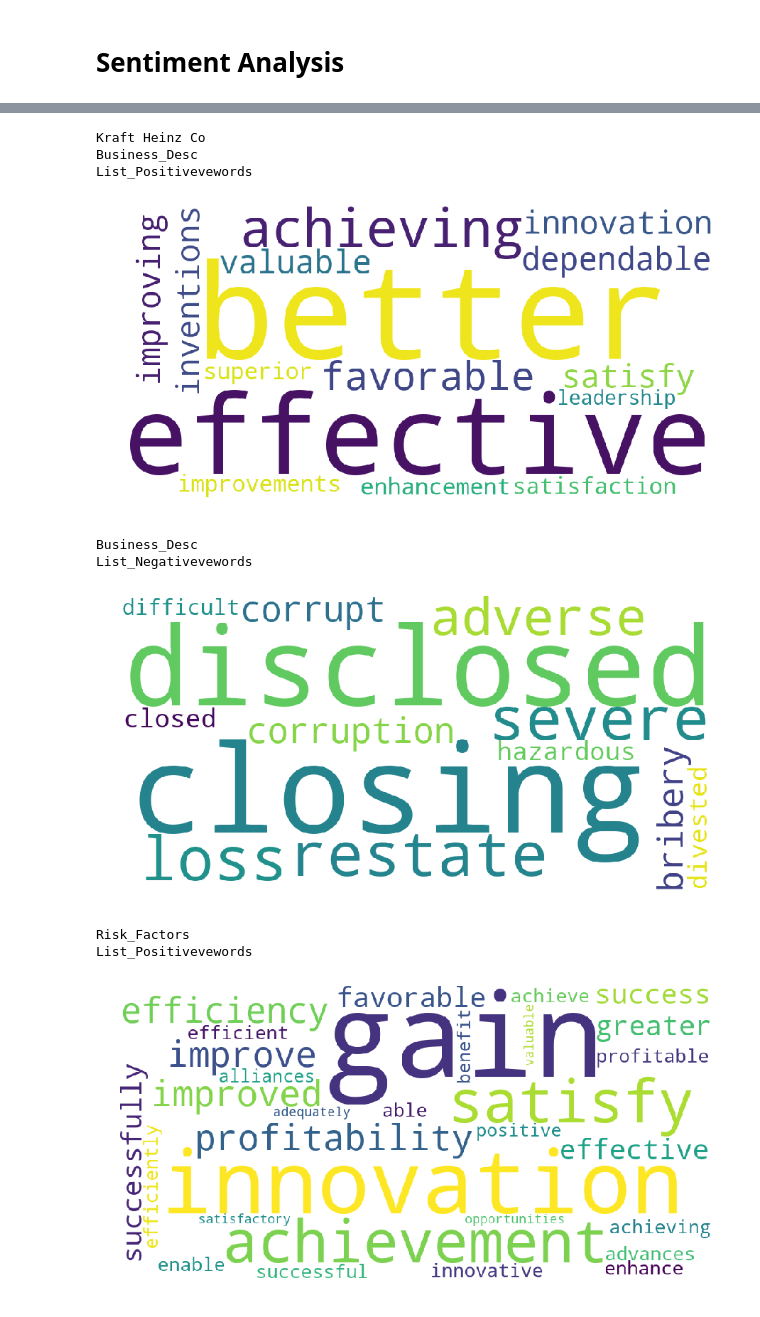
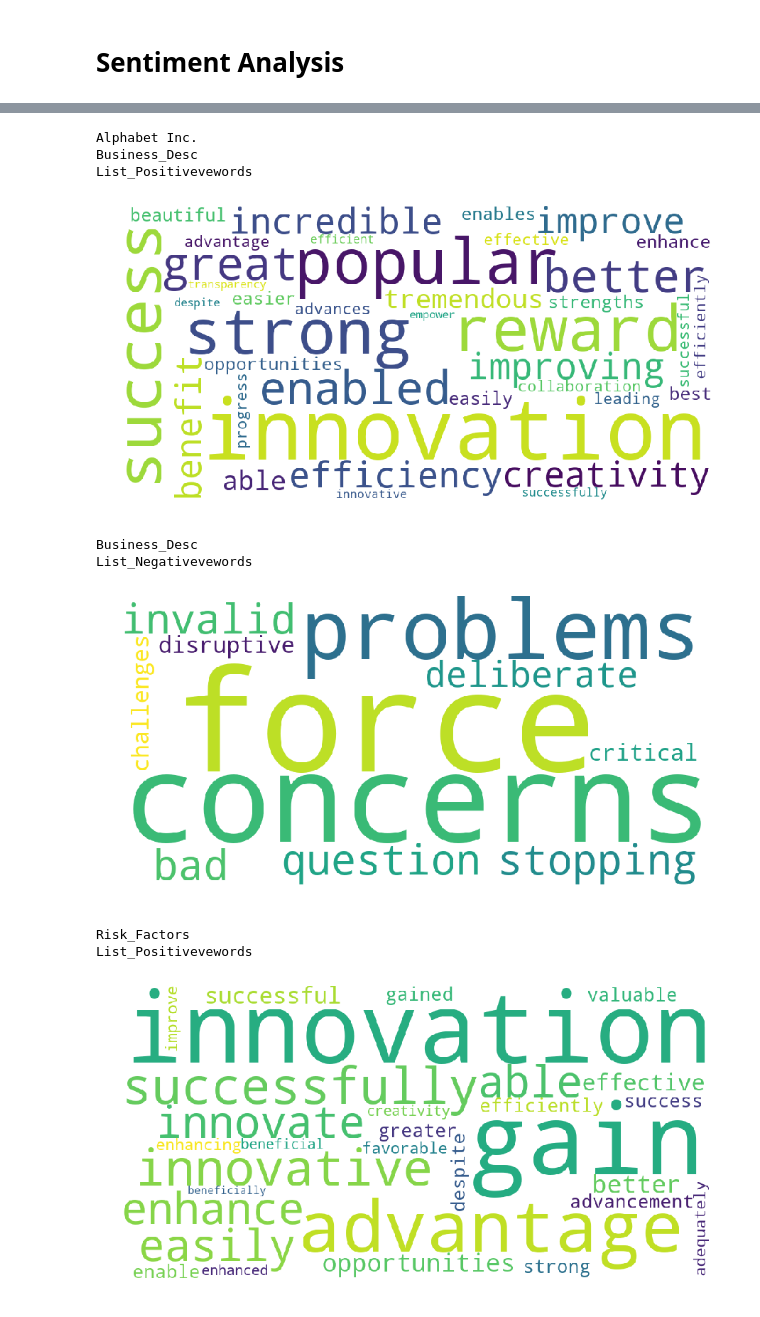
Before and after one commit to coolkingsingh97/Infowarriors-Davidson, a Jupyter notebook: SEC_Script/Text-Preprocessing .ipynb, the cells around one changed output, grey strips where cells are left out. Saved outputs shown, nothing was run; the diff lists cells and outputs as text; code cells hidden in the pictures.

Commit message:
Alphabet Inc.

```diff
--- a/SEC_Script/Text-Preprocessing .ipynb
+++ b/SEC_Script/Text-Preprocessing .ipynb
@@ -611,7 +611,7 @@ def sentiments_each_item(dictionary,df,company_name):
     return temp_df
 # %%
 #check the sentiments of each items in the database for the input company
-sentiment_df = sentiments_each_item(lmdict,parsed10K,'Kraft Heinz Co')
+sentiment_df = sentiments_each_item(lmdict,parsed10K,'Alphabet Inc.')
 sentiment_df
 # %% [output]
 |  | Company | Section | Posiitvewords | Negativewords | List_Positivevewords | List_Negativevewords |
@@ -627,39 +627,39 @@ from wordcloud import WordCloud, STOPWORDS, ImageColorGenerator
 
 
 def word_cloud(company):
     sentiment_df = sentiments_each_item(lmdict,parsed10K,company)
     print(company)
 
     cols = ['List_Positivevewords','List_Negativevewords']
 
     for i in range(5):
         for x in cols:
             print(sentiment_df['Section'][i])
             print(x)
             if sentiment_df['Posiitvewords'][i] and sentiment_df['Negativewords'][i] !='0':
                 corpus = sentiment_df[x][i]
 
                 #world cloud
                 unique_string=(" ").join(corpus)
                 wordcloud = WordCloud(width = 1000, height = 500, background_color="white").generate(unique_string)
                 plt.figure(figsize=(15,8))
                 plt.imshow(wordcloud)
                 plt.axis("off")
                 plt.savefig("your_file_name"+".png", bbox_inches='tight')
                 plt.show()
                 plt.close()
 
-word_cloud('Kraft Heinz Co')
+word_cloud('Alphabet Inc.')
 # %% [output]
-Kraft Heinz Co
+Alphabet Inc.
 Business_Desc
 List_Positivevewords
-[figure, old version]
+[figure, new version]
 Business_Desc
 List_Negativevewords
-[figure, old version]
+[figure, new version]
 Risk_Factors
 List_Positivevewords
-[figure, old version]
+[figure, new version]
 Risk_Factors
 List_Negativevewords
```
Also changed, not shown: parts of 2 cells of this notebook, 1 other file.
